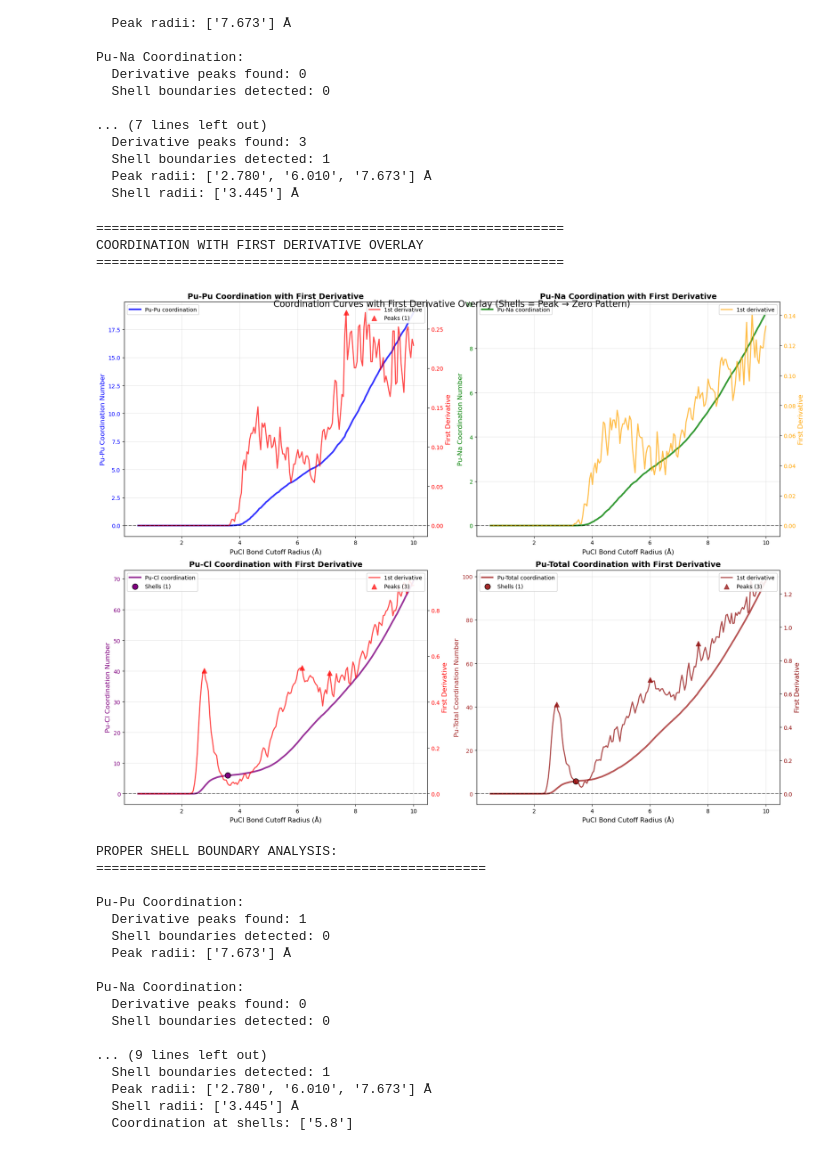
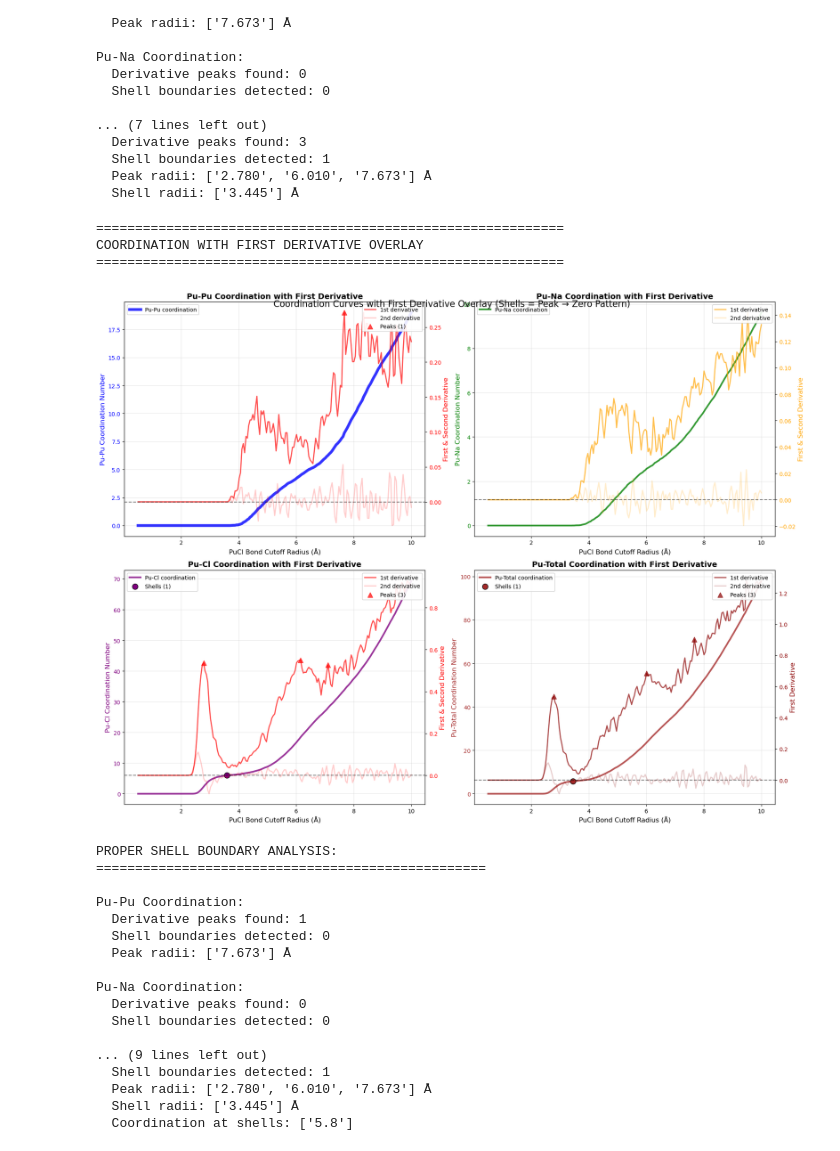
Before and after one commit to Pragalbhv/cluster_analysis, a Jupyter notebook: bond_based/ovito_bond_shell_analysis.ipynb, the cells around one changed output. Cells and saved outputs as stored; diff of their text form; code cells hidden in the pictures.

Commit message:
bond shell analysis update

```diff
--- a/bond_based/ovito_bond_shell_analysis.ipynb
+++ b/bond_based/ovito_bond_shell_analysis.ipynb
@@ -1074,7 +897,7 @@ Pu-Na Coordination:
   Shell radii: ['3.445'] Å
 # %%
 # Coordination and First Derivative Overlay Plot
-def plot_coordination_with_derivatives(pu_shell_analysis):
+def plot_coordination_with_derivatives(pu_shell_analysis,smooth=False):
     """
     Plot coordination curves with overlayed first derivatives to visualize shell formation.
 
@@ -1100,6 +923,22 @@ def plot_coordination_with_derivatives(pu_shell_analysis):
     pu_cl_first_deriv = np.gradient(pu_cl_neighbors)
     pu_total_first_deriv = np.gradient(pu_total_neighbors)
 
+    pu_pu_second_deriv = np.gradient(pu_pu_first_deriv)
+    pu_na_second_deriv = np.gradient(pu_na_first_deriv)
+    pu_cl_second_deriv = np.gradient(pu_cl_first_deriv)
+    pu_total_second_deriv = np.gradient(pu_total_first_deriv)
+
+    if smooth:
+        pu_pu_first_deriv = gaussian_smooth(pu_pu_first_deriv, sigma=3)
+        pu_na_first_deriv = gaussian_smooth(pu_na_first_deriv, sigma=3)
+        pu_cl_first_deriv = gaussian_smooth(pu_cl_first_deriv, sigma=3)
+        pu_total_first_deriv = gaussian_smooth(pu_total_first_deriv, sigma=3)
+
+        pu_pu_second_deriv = gaussian_smooth(pu_pu_second_deriv, sigma=3)
+        pu_na_second_deriv = gaussian_smooth(pu_na_second_deriv, sigma=3)
+        pu_cl_second_deriv = gaussian_smooth(pu_cl_second_deriv, sigma=3)
+        pu_total_second_deriv = gaussian_smooth(pu_total_second_deriv, sigma=3)
+
     # Detect shells using proper pattern
     pu_pu_shells = detect_proper_shells(pu_pu_first_deriv)
     pu_na_shells = detect_proper_shells(pu_na_first_deriv)
@@ -1113,14 +952,15 @@ def plot_coordination_with_derivatives(pu_shell_analysis):
     ax1_twin = ax1.twinx()
 
     # Coordination curve
-    ax1.plot(radius_range, pu_pu_neighbors, 'b-', linewidth=3, label='Pu-Pu coordination', alpha=0.8)
+    ax1.plot(radius_range, pu_pu_neighbors, 'b-', linewidth=5, label='Pu-Pu coordination', alpha=0.8)
     ax1.set_xlabel('PuCl Bond Cutoff Radius (Å)', fontsize=12)
     ax1.set_ylabel('Pu-Pu Coordination Number', fontsize=12, color='blue')
     ax1.tick_params(axis='y', labelcolor='blue')
 
     # First derivative
     ax1_twin.plot(radius_range, pu_pu_first_deriv, 'red', linewidth=2, label='1st derivative', alpha=0.7)
-    ax1_twin.set_ylabel('First Derivative', fontsize=12, color='red')
+    ax1_twin.plot(radius_range, pu_pu_second_deriv, 'red', linewidth=2, label='2nd derivative', alpha=0.2)
+    ax1_twin.set_ylabel('First & Second Derivative', fontsize=12, color='red')
     ax1_twin.tick_params(axis='y', labelcolor='red')
 
     # Mark shell boundaries
@@ -1155,7 +995,8 @@ def plot_coordination_with_derivatives(pu_shell_analysis):
 
     # First derivative
     ax2_twin.plot(radius_range, pu_na_first_deriv, 'orange', linewidth=2, label='1st derivative', alpha=0.7)
-    ax2_twin.set_ylabel('First Derivative', fontsize=12, color='orange')
+    ax2_twin.plot(radius_range, pu_na_second_deriv, 'orange', linewidth=2, label='2nd derivative', alpha=0.2)
+    ax2_twin.set_ylabel('First & Second Derivative', fontsize=12, color='orange')
     ax2_twin.tick_params(axis='y', labelcolor='orange')
 
     # Mark shell boundaries
@@ -1190,7 +1031,8 @@ def plot_coordination_with_derivatives(pu_shell_analysis):
 
     # First derivative
     ax3_twin.plot(radius_range, pu_cl_first_deriv, 'red', linewidth=2, label='1st derivative', alpha=0.7)
-    ax3_twin.set_ylabel('First Derivative', fontsize=12, color='red')
+    ax3_twin.plot(radius_range, pu_cl_second_deriv, 'red', linewidth=2, label='2nd derivative', alpha=0.2)
+    ax3_twin.set_ylabel('First & Second Derivative', fontsize=12, color='red')
     ax3_twin.tick_params(axis='y', labelcolor='red')
 
     # Mark shell boundaries
@@ -1225,6 +1067,7 @@ def plot_coordination_with_derivatives(pu_shell_analysis):
 
     # First derivative
     ax4_twin.plot(radius_range, pu_total_first_deriv, 'darkred', linewidth=2, label='1st derivative', alpha=0.7)
+    ax4_twin.plot(radius_range, pu_total_second_deriv, 'darkred', linewidth=2, label='2nd derivative', alpha=0.2)
     ax4_twin.set_ylabel('First Derivative', fontsize=12, color='darkred')
     ax4_twin.tick_params(axis='y', labelcolor='darkred')
 
@@ -1274,34 +1117,34 @@ def plot_coordination_with_derivatives(pu_shell_analysis):
             print(f"  Peak radii: {[f'{r:.3f}' for r in peak_radii]} Å")
 
         if len(data['shells']) > 0:
             shell_radii = radius_range[data['shells']]
             shell_coords = [data['coords'][i] for i in data['shells']]
             print(f"  Shell radii: {[f'{r:.3f}' for r in shell_radii]} Å")
             print(f"  Coordination at shells: {[f'{c:.1f}' for c in shell_coords]}")
 
     return {
         'radius_range': radius_range,
         'shells': {
             'pu_pu': pu_pu_shells,
             'pu_na': pu_na_shells,
             'pu_cl': pu_cl_shells,
             'pu_total': pu_total_shells
         },
         'peaks': {
             'pu_pu': pu_pu_peaks,
             'pu_na': pu_na_peaks,
             'pu_cl': pu_cl_peaks,
             'pu_total': pu_total_peaks
         }
     }
 
 # Run the coordination with derivatives overlay analysis
 coordination_derivatives_overlay = plot_coordination_with_derivatives(pu_shell_analysis)
 # %% [output]
 ============================================================
 COORDINATION WITH FIRST DERIVATIVE OVERLAY
 ============================================================
-[figure, old version]
+[figure, new version]
 PROPER SHELL BOUNDARY ANALYSIS:
 ==================================================
 
```
Also changed, not shown: parts of 16 cells of this notebook, 3 other files.
